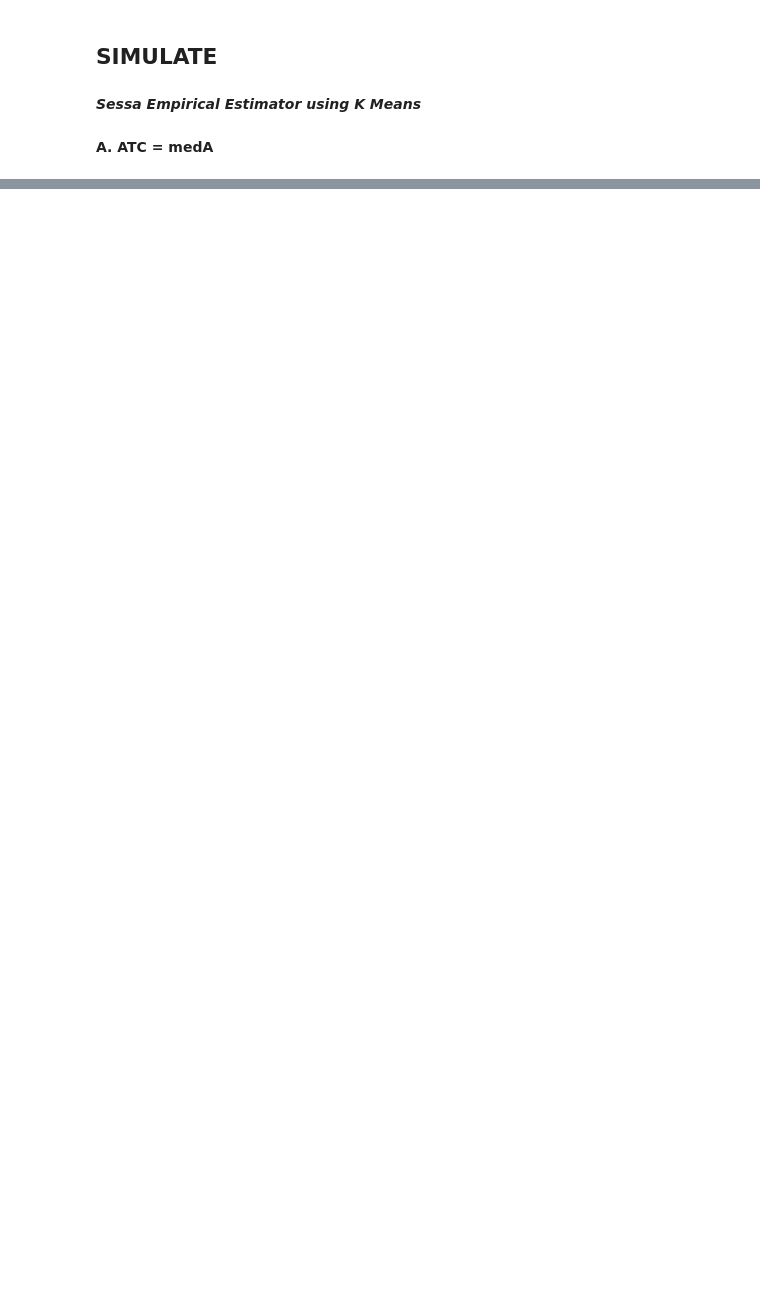
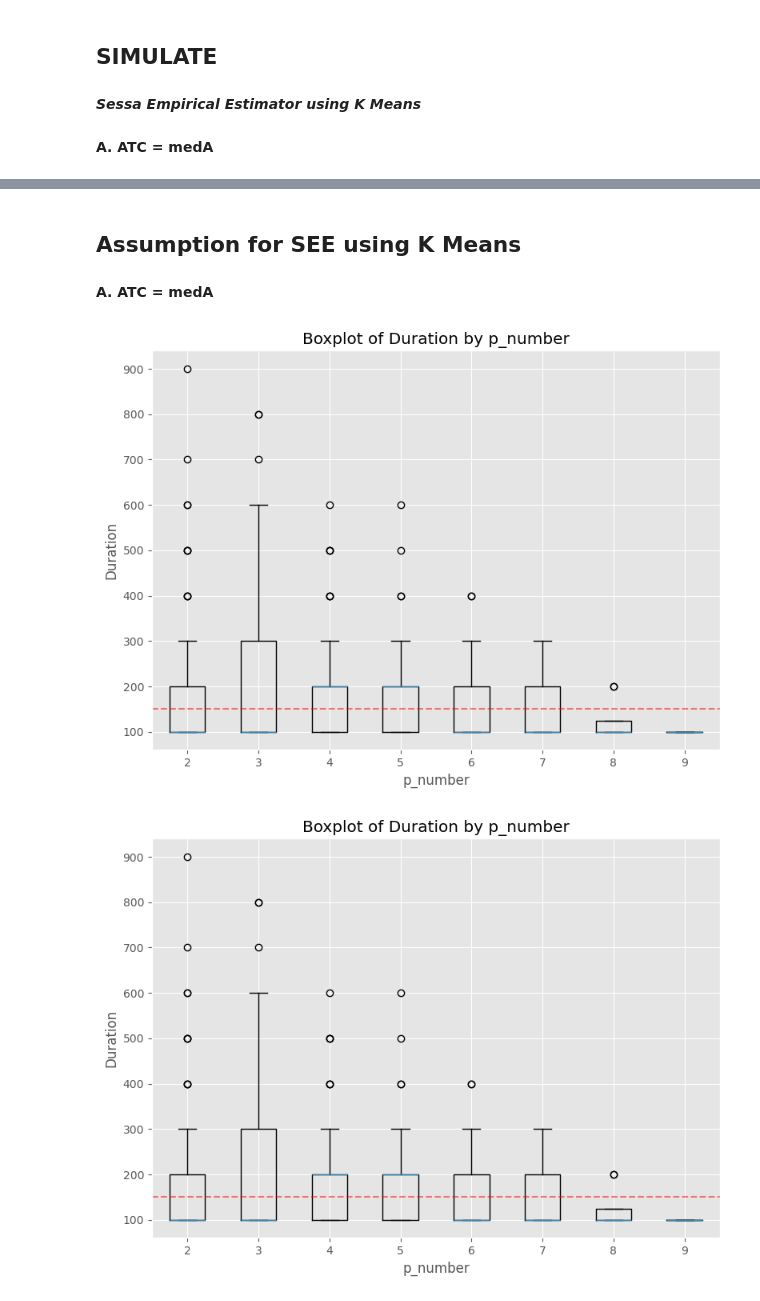
Before and after one commit to colenni/SEE_PY, a Jupyter notebook: Sessa Empirical Estimator/src/ass2_clustering.ipynb, the cells around one changed output, grey strips where cells are left out. Saved outputs shown, nothing was run; the diff lists cells and outputs as text; code cells hidden in the pictures; blank space fills up the shorter version.

```diff
--- a/Sessa Empirical Estimator/src/ass2_clustering.ipynb
+++ b/Sessa Empirical Estimator/src/ass2_clustering.ipynb
@@ -279,0 +748,9 @@ plt.show()
+# %% [markdown]
+## **Assumption for SEE using K Means** ##
+# %% [markdown]
+**A. ATC = medA**
+# %%
+see_assumption(medA_see_kmc)
+# %% [output]
+[figure, added]
+[figure, added]
```
Also changed, not shown: parts of 21 cells of this notebook.
